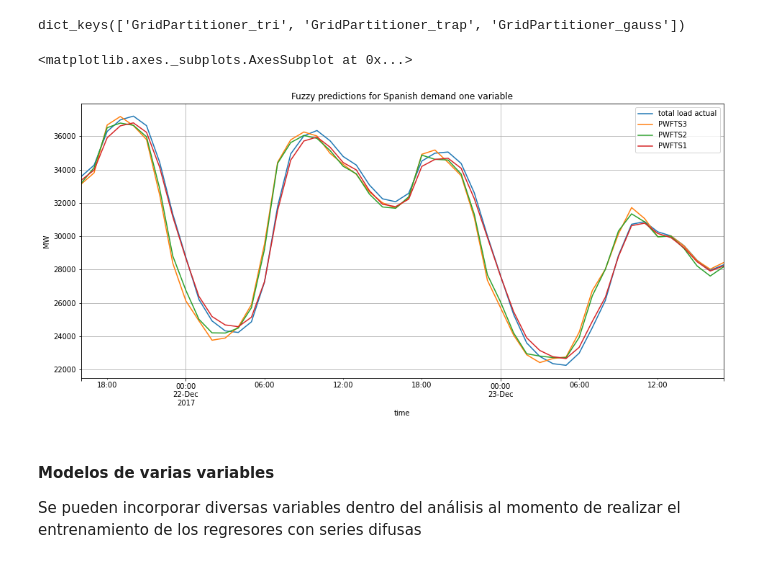
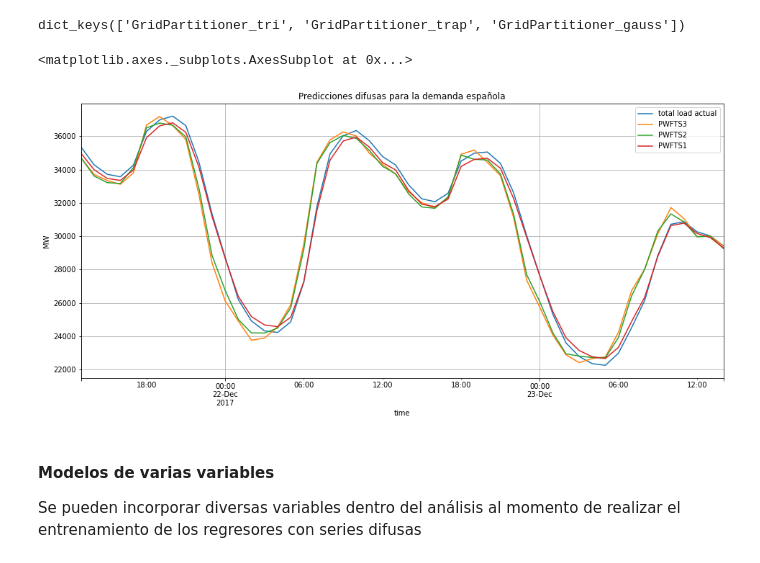
Before and after one commit to JossRubio/Prediccion_demanda_energetica, a Jupyter notebook: codes/Memoria_Everis.ipynb, the cells around one changed output. Drawn from its saved outputs; the diff is of its cells as text; code cells hidden in the pictures.

```diff
--- a/codes/Memoria_Everis.ipynb
+++ b/codes/Memoria_Everis.ipynb
@@ -95,7 +93,6 @@ df_energy.shape
 # %% [output]
 (35064, 29)
 # %%
-''' ANALIZAR SI LOS VALORES DE GENERACIÓN DE DISTINTOS TIPOS DE ENERGÍA EQUIVALE A LA DEMANDA TOTAL MOSTRADA EN EL DATASET. '''
 # Suma de valores de la columna del dataset de energia (energy_dataset.csv)
 
 # En primer lugar se quieren eliminar aquellas columnas que en su mayoría poseen valores nans. Para ello se diseña la siguiente función
@@ -118,18 +115,5 @@ def nans_remove(df, nan_threshold, reset_index=True):
 nan_limit = .9
 
 # Eliminando las columnas nans del dataframe se tiene.
-df_energy_processed = nans_remove(df_energy, nan_limit)
-
-# Obteniendo las columnas que solo poseen valores de generación
-columns_drop = ['forecast solar day ahead', 'forecast wind onshore day ahead','price day ahead', 'price actual']
-columns_demand = ['total load actual', 'total load forecast']
-demand_data, time_data = df_energy_processed[columns_demand], df_energy_processed['time']
-
-# df_generation = df_energy_processed.drop(columns=columns_drop + columns_demand)
-# generation_values = df_generation.values
-
-# # Sumando los valores numericos del dataframe procesado, y añadiendo la columna al dataframe original
-# generation_total = df_generation.sum(axis=1, numeric_only=True)
-# generation_total.name = 'Generation total'
-
-# df_gen_dem = pd.concat([time_data, demand_data, generation_total], axis=1)
+columns_interest = ['time','total load actual', 'total load forecast']
+df_energy_processed = nans_remove(df_energy[columns_interest], nan_limit)
@@ -385,3 +155,14 @@ Index(['time', 'total load forecast', 'total load actual',
+# %%
+demand_data = df_energy_processed.drop(columns=['total load forecast'], axis=1)
+demand_values = demand_data['total load actual'].values
+
+# Creando los datasets de entrenamiento y prueba.
+train_size = .7
+train_length = int(train_size*demand_data.__len__())
+
+# Conjuntos para análisis inicial.
+train_values, test_values = demand_values[:train_length], demand_values[train_length:]
+train_df, test_df = demand_data.iloc[:train_length], demand_data.iloc[train_length:]
 # %%
 print(train_values.shape)
 print(test_values.shape)
@@ -570,14 +339,14 @@ data = demand_data
 target = 'total load actual'
 train_size = .7
 
-generate_dict_single = True     # Decidiendo si se desea obtener el diccionario con las predicciones de los regresores con 1 variable
+generate_dict_single = False     # Decidiendo si se desea obtener el diccionario con las predicciones de los regresores con 1 variable
 # partitions = [part]
 # %%
 if generate_dict_single:
 
   # Tipos de particiones cargadas
 
-  grid_types = ['tri', 'trap', 'gauss']
+  grid_types = ['gauss', 'trap', 'tri']
   predictions_single_dict = dict()    # Diccionario para guardar los dataframes con las predicciones segun el tipo de partición.
   # part = partition[2]
 
@@ -631,11 +382,11 @@ predictions_single_dict.keys()
 dict_keys(['GridPartitioner_tri', 'GridPartitioner_trap', 'GridPartitioner_gauss'])
 # %%
 pred_single_test = predictions_single_dict['GridPartitioner_tri']
-pred_single_test[models_show].iloc[1500:1550].plot(x='time', ylabel='MW', title='Fuzzy predictions for Spanish demand one variable', grid=True, figsize=(16,7))
+pred_single_test[models_show].iloc[1500:1550].plot(x='time', ylabel='MW', title='Predicciones difusas para la demanda española', grid=True, figsize=(16,7))
 # plt.savefig('PWFTS_results.png')
 # %% [output]
 <matplotlib.axes._subplots.AxesSubplot at 0x...>
-[figure, old version]
+[figure, new version]
 # %% [markdown]
 #### Modelos de varias variables
 
```
Also changed, not shown: parts of 122 cells of this notebook.
